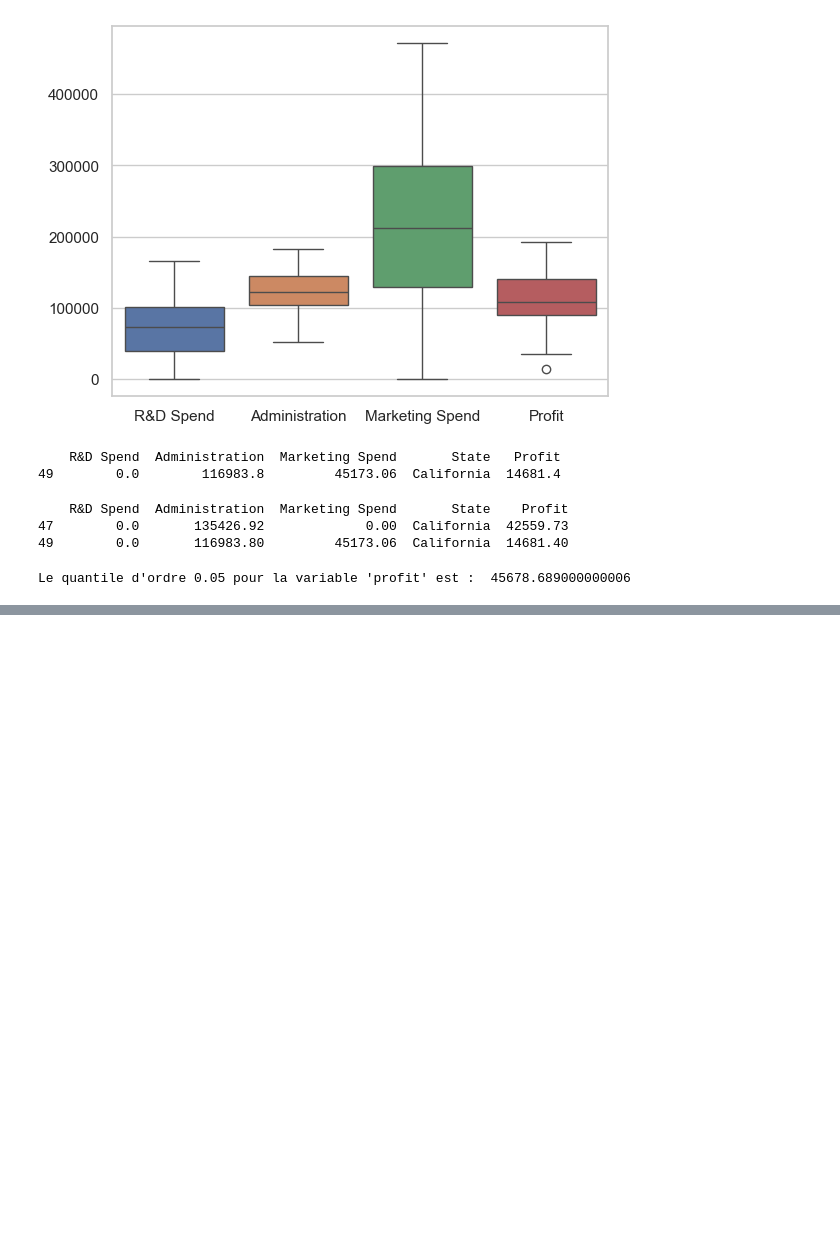
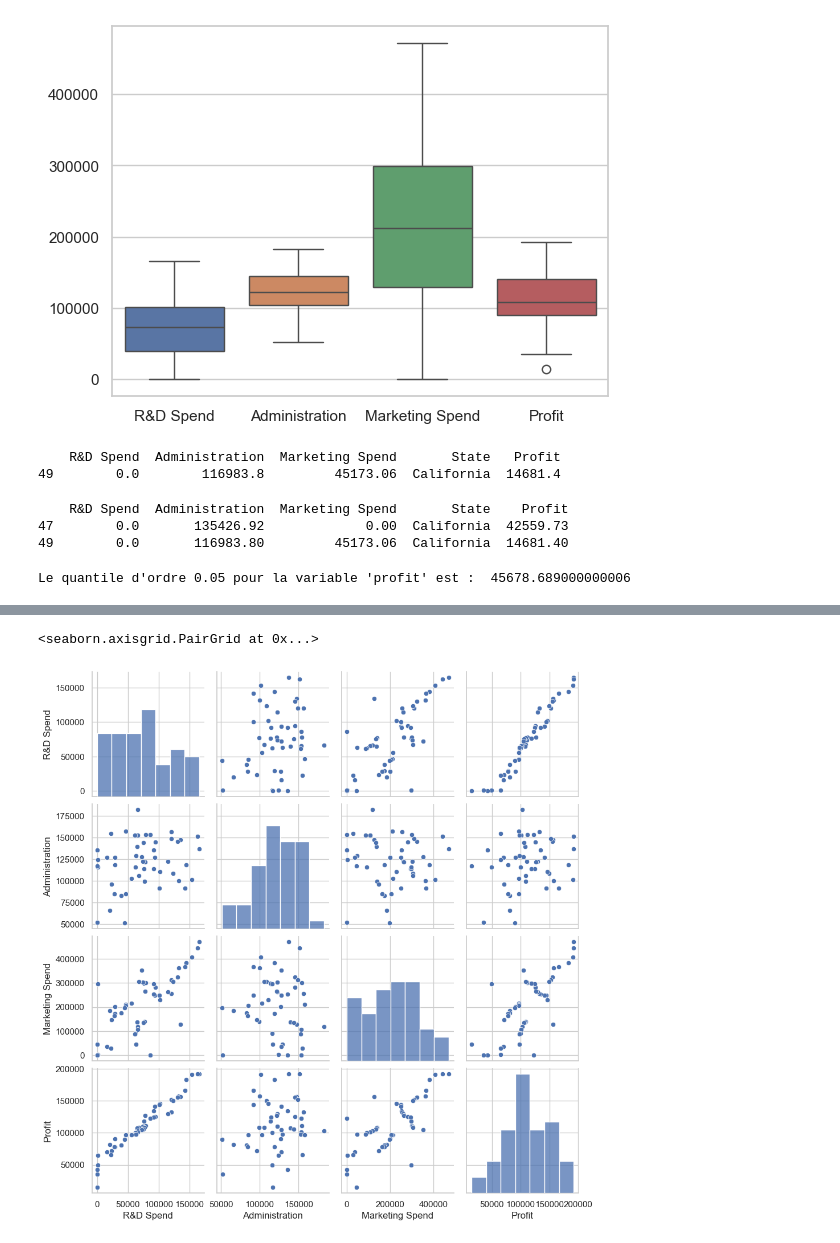
Before and after one commit to skanderkaroui/TP2-Machine-Learning, a Jupyter notebook: atelier regression.ipynb, the cells around one changed output, grey strips where cells are left out. Cells and saved outputs as stored; diff of their text form; code cells hidden in the pictures; blank space fills up the shorter version.

```diff
--- a/atelier regression.ipynb
+++ b/atelier regression.ipynb
@@ -80,0 +101,5 @@ Le quantile d'ordre 0.05 pour la variable 'profit' est :  45678.689000000006
+# %%
+sns.pairplot(df)
+# %% [output]
+<seaborn.axisgrid.PairGrid at 0x...>
+[figure, added]
```
Also changed, not shown: parts of 22 cells of this notebook.
